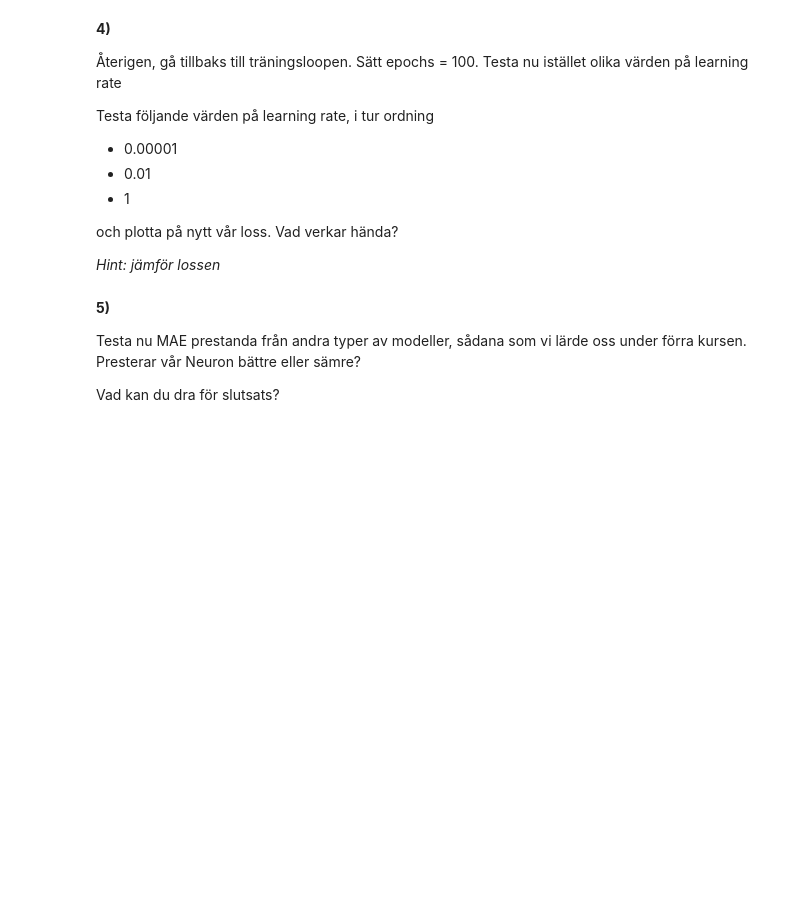
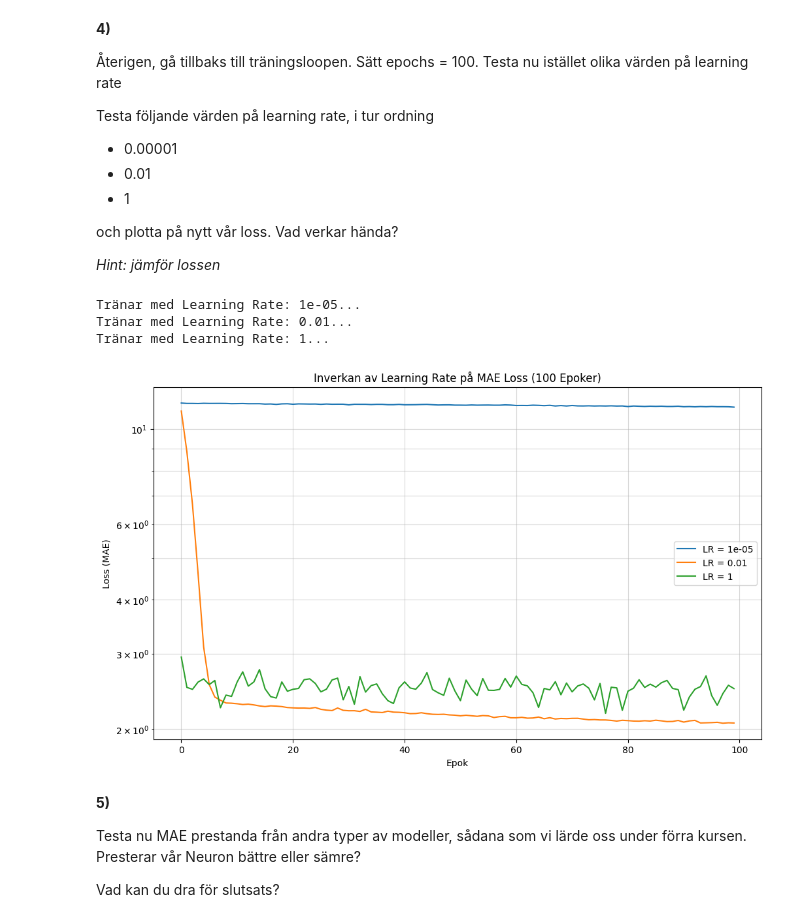
Before and after one commit to Cederlid/deep_learning, a Jupyter notebook: L03_pytorch_neurons.ipynb, the cells around one changed output. Cells and saved outputs as stored; diff of their text form; code cells hidden in the pictures; blank space fills up the shorter version.

```diff
--- a/L03_pytorch_neurons.ipynb
+++ b/L03_pytorch_neurons.ipynb
@@ -671,6 +742,32 @@ Testa följande värden på learning rate, i tur ordning
 och plotta på nytt vår loss. Vad verkar hända?
 
 *Hint: jämför lossen*
+# %%
+# Definiera de värden vi ska testa
+learning_rates = [0.00001, 0.01, 1]
+EPOCHS = 100
+
+plt.figure(figsize=(12, 7))
+
+for lr in learning_rates:
+    print(f"Tränar med Learning Rate: {lr}...")
+    # Vi använder vår tidigare funktion men skickar med olika LR
+    history = train_model(num_epochs=EPOCHS, learning_rate=lr)
+
+    plt.plot(history, label=f'LR = {lr}')
+
+plt.title('Inverkan av Learning Rate på MAE Loss (100 Epoker)')
+plt.xlabel('Epok')
+plt.ylabel('Loss (MAE)')
+plt.yscale('log') # Logaritmisk skala gör det lättare att se skillnader vid stora hopp
+plt.legend()
+plt.grid(True, which="both", ls="-", alpha=0.5)
+plt.show()
+# %% [output]
+Tränar med Learning Rate: 1e-05...
+Tränar med Learning Rate: 0.01...
+Tränar med Learning Rate: 1...
+[figure, added]
 # %% [markdown]
 **5)**
 
```
Also changed, not shown: parts of 13 cells of this notebook, 5 other files.
